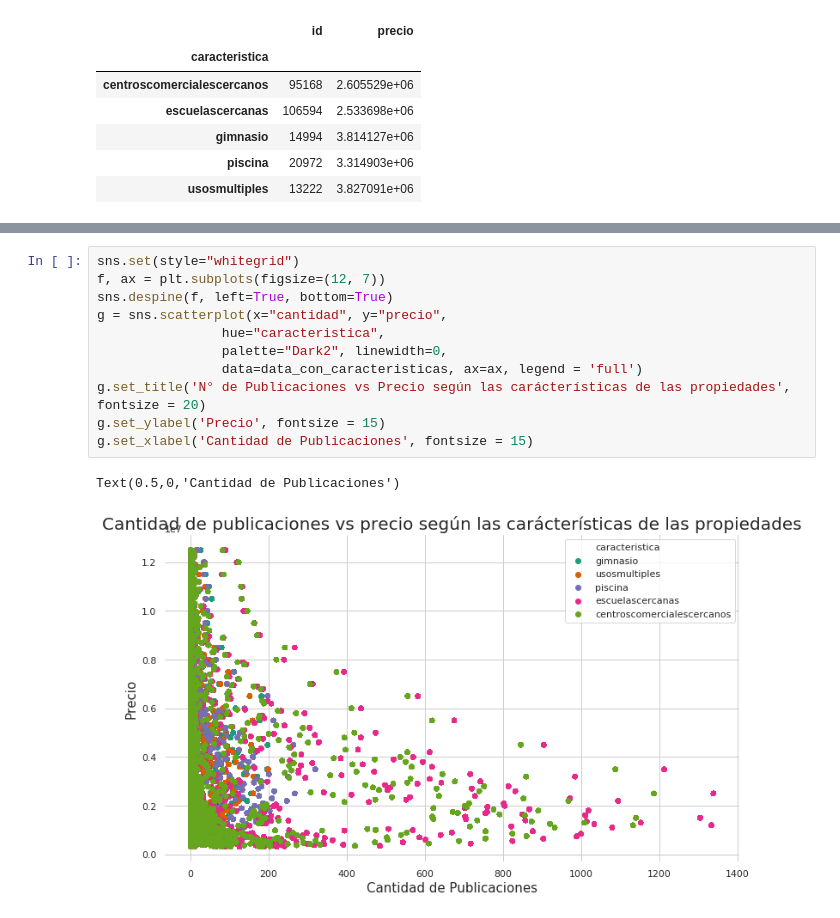
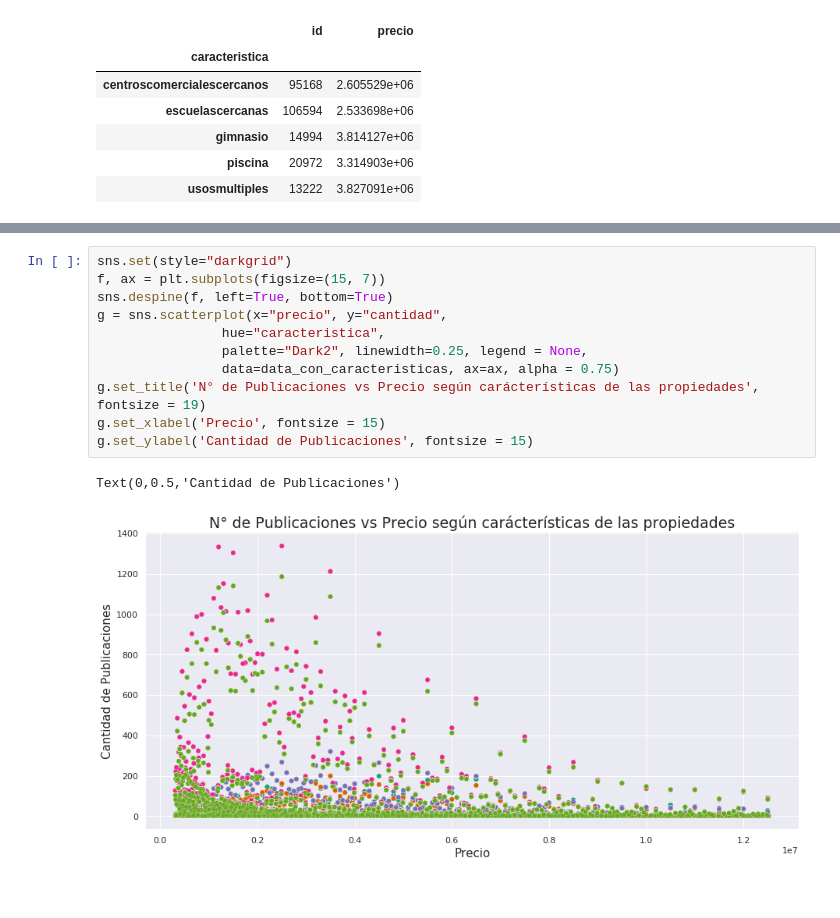
Before and after one commit to luctiz/Grupo43-TP1, a Jupyter notebook: AnalisisSobrePrecio.ipynb, the cells around one changed output, grey strips where cells are left out. Drawn from its saved outputs; the diff is of its cells as text.

```diff
--- a/AnalisisSobrePrecio.ipynb
+++ b/AnalisisSobrePrecio.ipynb
@@ -249,14 +261,14 @@ data_con_caracteristicas.head()
 # %%
-sns.set(style="whitegrid")
-f, ax = plt.subplots(figsize=(12, 7))
+sns.set(style="darkgrid")
+f, ax = plt.subplots(figsize=(15, 7))
 sns.despine(f, left=True, bottom=True)
-g = sns.scatterplot(x="cantidad", y="precio",
+g = sns.scatterplot(x="precio", y="cantidad",
                 hue="caracteristica",
-                palette="Dark2", linewidth=0,
-                data=data_con_caracteristicas, ax=ax, legend = 'full')
-g.set_title('N° de Publicaciones vs Precio según las carácterísticas de las propiedades', fontsize = 20)
-g.set_ylabel('Precio', fontsize = 15)
-g.set_xlabel('Cantidad de Publicaciones', fontsize = 15)
+                palette="Dark2", linewidth=0.25, legend = None,
+                data=data_con_caracteristicas, ax=ax, alpha = 0.75)
+g.set_title('N° de Publicaciones vs Precio según carácterísticas de las propiedades', fontsize = 19)
+g.set_xlabel('Precio', fontsize = 15)
+g.set_ylabel('Cantidad de Publicaciones', fontsize = 15)
 # %% [output]
-Text(0.5,0,'Cantidad de Publicaciones')
+Text(0,0.5,'Cantidad de Publicaciones')
-[figure, old version]
+[figure, new version]
```
Also changed, not shown: parts of 8 cells of this notebook, 1 other file.
